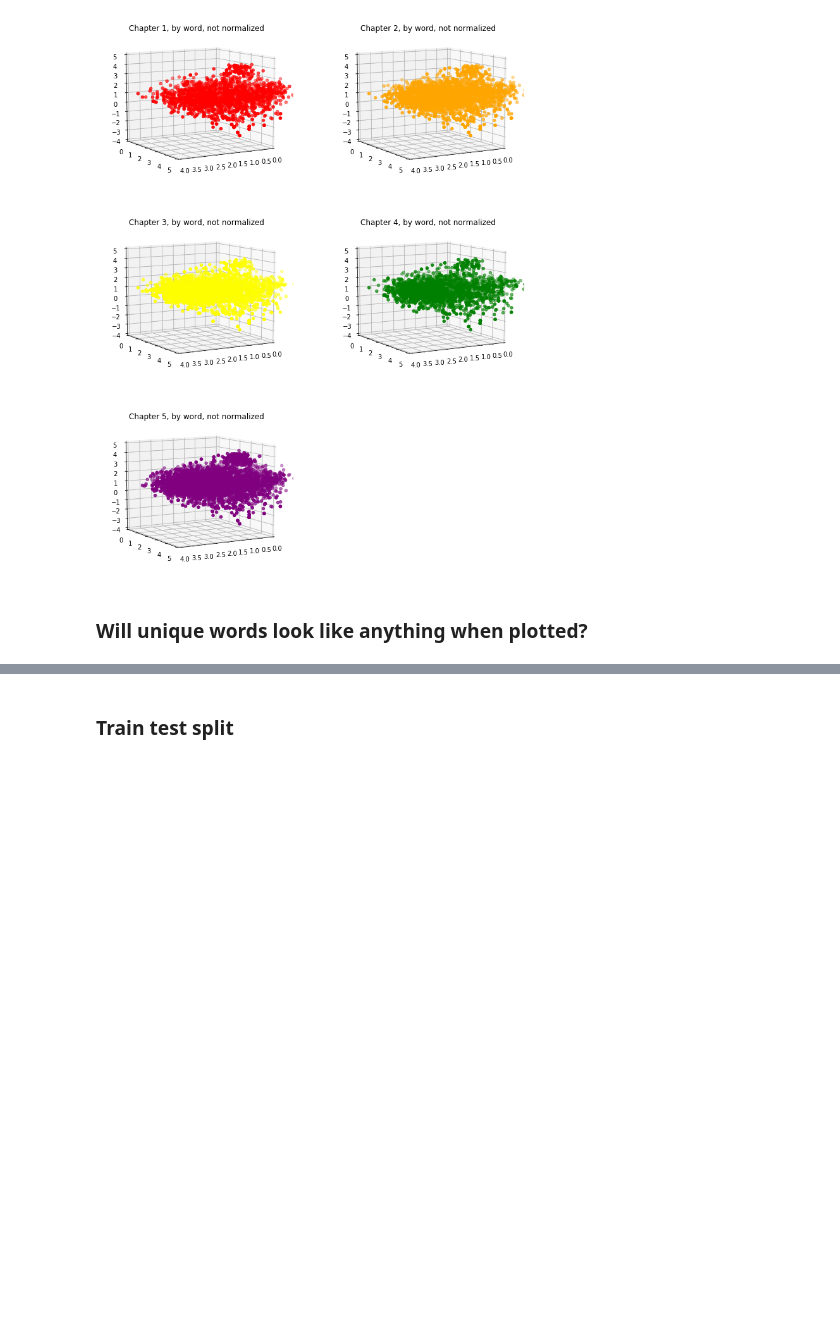
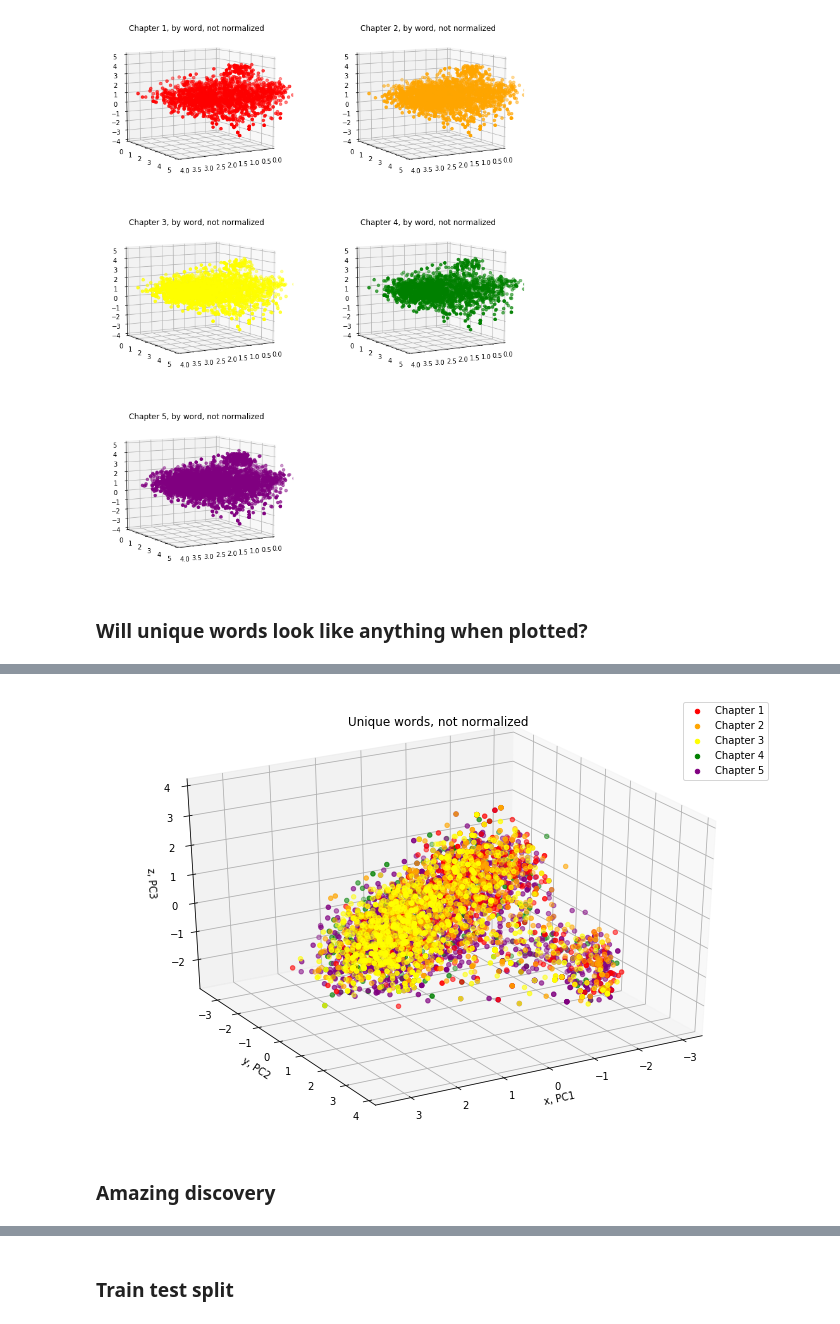
Before and after one commit to ssrosa/dsc-4-final-project-online-ds-pt-100118, a Jupyter notebook: student.ipynb, the cells around one changed output, grey strips where cells are left out. Cells and saved outputs as stored; diff of their text form; code cells hidden in the pictures; blank space fills up the shorter version.

Commit message:
Amazing discovery. 3d blob of names of places and people.

```diff
--- a/student.ipynb
+++ b/student.ipynb
@@ -951,0 +859,11 @@ len([token for token in ch1_byword['token'].values if token not in two345['token
+# %%
+#PCA for unique words (with isna vectors)
+unique = unique1.append([unique2, unique3, unique4, unique5])
+
+#Make each scalar in the 300-long vector into a column for the features
+for i in np.arange(0, 300):
+    unique[str(i + 1)] = [v[i] for v in unique['vector'].values]
+
+    #Separate features and target
+features = unique.drop(['token', 'vector', 'label'], axis = 1, inplace = False)
+target = unique['label']
@@ -951,0 +874,35 @@ len([token for token in ch1_byword['token'].values if token not in two345['token
+# %%
+#If not normalizing
+X = features
+# %%
+#From PCA analysis in scikit learn lab in Learn
+pca = PCA(n_components = 3)
+principalComponents = pca.fit_transform(X)
+
+#From PCA analysis in scikit learn lab in Learn
+# Create a new dataset fro principal components
+unique_pca = pd.DataFrame(data = principalComponents, columns = ['PC1', 'PC2', 'PC3'])
+unique_pca['label'] = target.values
+# %%
+#PCA for unique words (with isna vectors)
+#Show all chapters together
+fig = plt.figure(figsize = (12, 8))
+ax = fig.add_subplot(111, projection='3d', azim = 60, elev = 30)
+
+labels = [1, 2, 3, 4, 5]
+colors = ['red', 'orange', 'yellow', 'green', 'purple']
+
+for label, color in zip(labels, colors):
+    pca = unique_pca[unique_pca['label'] == label]
+    ax.scatter(xs = pca['PC1'], ys = pca['PC2'], zs = pca['PC3'],
+          c = color, label = ('Chapter ' + str(label)))
+ax.set_xlabel('x, PC1')
+ax.set_ylabel('y, PC2')
+ax.set_zlabel('z, PC3')
+plt.legend()
+plt.title('Unique words, not normalized')
+plt.show()
+# %% [output]
+[figure, added]
+# %% [markdown]
+### Amazing discovery
```
Also changed, not shown: parts of 42 cells of this notebook.
